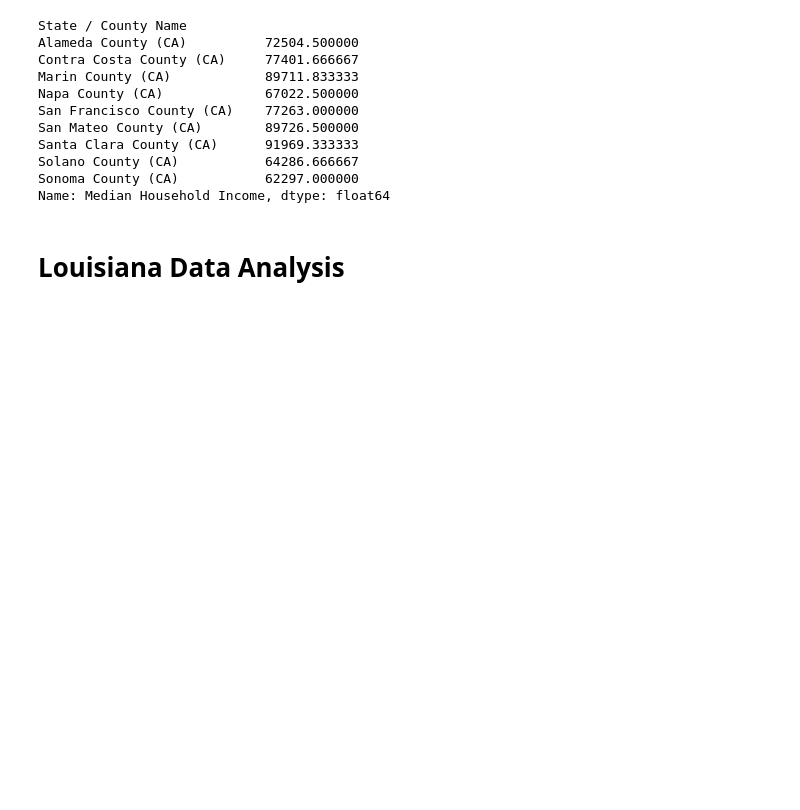
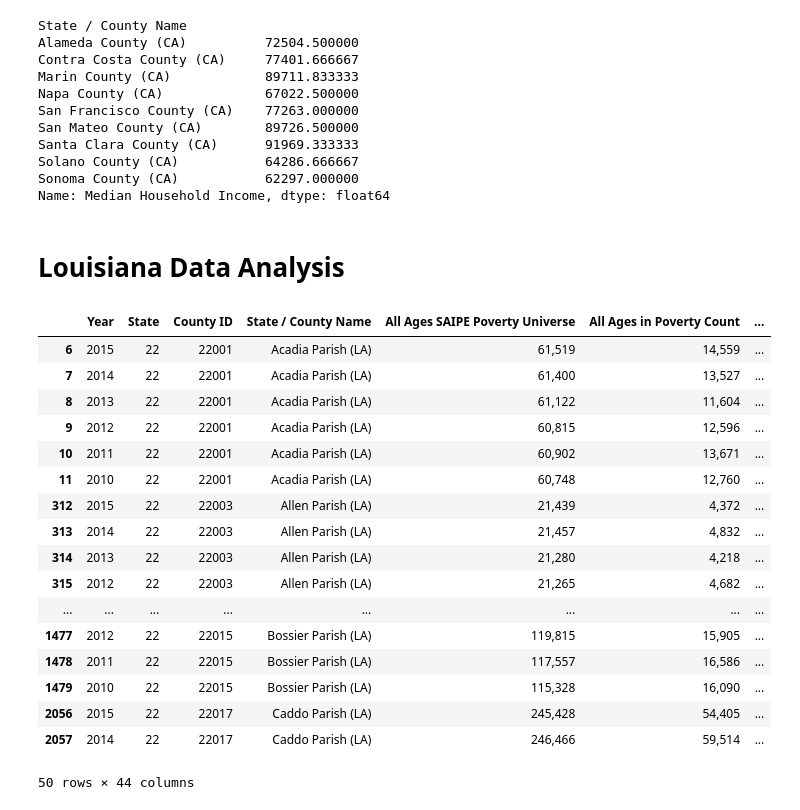
Before and after one commit to bripapp/green_city, a Jupyter notebook: Income.ipynb, the cells around one changed output. Cells and saved outputs as stored; diff of their text form; code cells hidden in the pictures; blank space fills up the shorter version.

Commit message:
Created dataframes for Baton Rouge counties.

```diff
--- a/Income.ipynb
+++ b/Income.ipynb
@@ -244,3 +244,25 @@ Sonoma County (CA)           62297.000000
 Name: Median Household Income, dtype: float64
 # %% [markdown]
 # Louisiana Data Analysis
+# %%
+LA_Household_Income_df = Household_Income_df.loc[(Household_Income_df["State"]==22)]
+LA_Household_Income_df.head(50)
+# %% [output]
+|  | Year | State | County ID | State / County Name | All Ages SAIPE Poverty Universe | All Ages in Poverty Count | ... |
+| 6 | 2015 | 22 | 22001 | Acadia Parish (LA) | 61,519 | 14,559 | ... |
+| 7 | 2014 | 22 | 22001 | Acadia Parish (LA) | 61,400 | 13,527 | ... |
+| 8 | 2013 | 22 | 22001 | Acadia Parish (LA) | 61,122 | 11,604 | ... |
+| 9 | 2012 | 22 | 22001 | Acadia Parish (LA) | 60,815 | 12,596 | ... |
+| 10 | 2011 | 22 | 22001 | Acadia Parish (LA) | 60,902 | 13,671 | ... |
+| 11 | 2010 | 22 | 22001 | Acadia Parish (LA) | 60,748 | 12,760 | ... |
+| 312 | 2015 | 22 | 22003 | Allen Parish (LA) | 21,439 | 4,372 | ... |
+| 313 | 2014 | 22 | 22003 | Allen Parish (LA) | 21,457 | 4,832 | ... |
+| 314 | 2013 | 22 | 22003 | Allen Parish (LA) | 21,280 | 4,218 | ... |
+| 315 | 2012 | 22 | 22003 | Allen Parish (LA) | 21,265 | 4,682 | ... |
+| ... | ... | ... | ... | ... | ... | ... | ... |
+| 1477 | 2012 | 22 | 22015 | Bossier Parish (LA) | 119,815 | 15,905 | ... |
+| 1478 | 2011 | 22 | 22015 | Bossier Parish (LA) | 117,557 | 16,586 | ... |
+| 1479 | 2010 | 22 | 22015 | Bossier Parish (LA) | 115,328 | 16,090 | ... |
+| 2056 | 2015 | 22 | 22017 | Caddo Parish (LA) | 245,428 | 54,405 | ... |
+| 2057 | 2014 | 22 | 22017 | Caddo Parish (LA) | 246,466 | 59,514 | ... |
+50 rows × 44 columns
```
Also changed, not shown: parts of 3 cells of this notebook.
